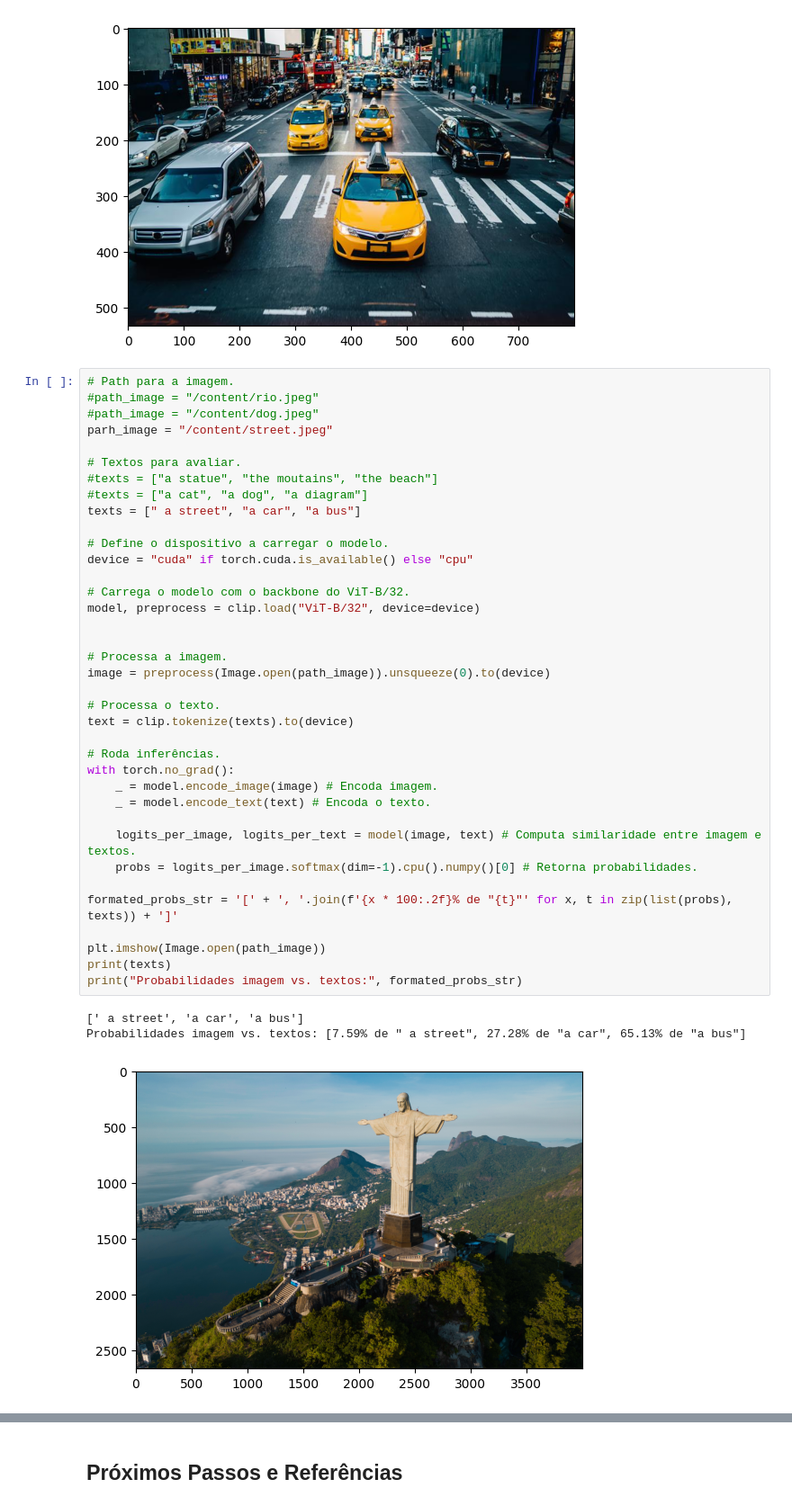
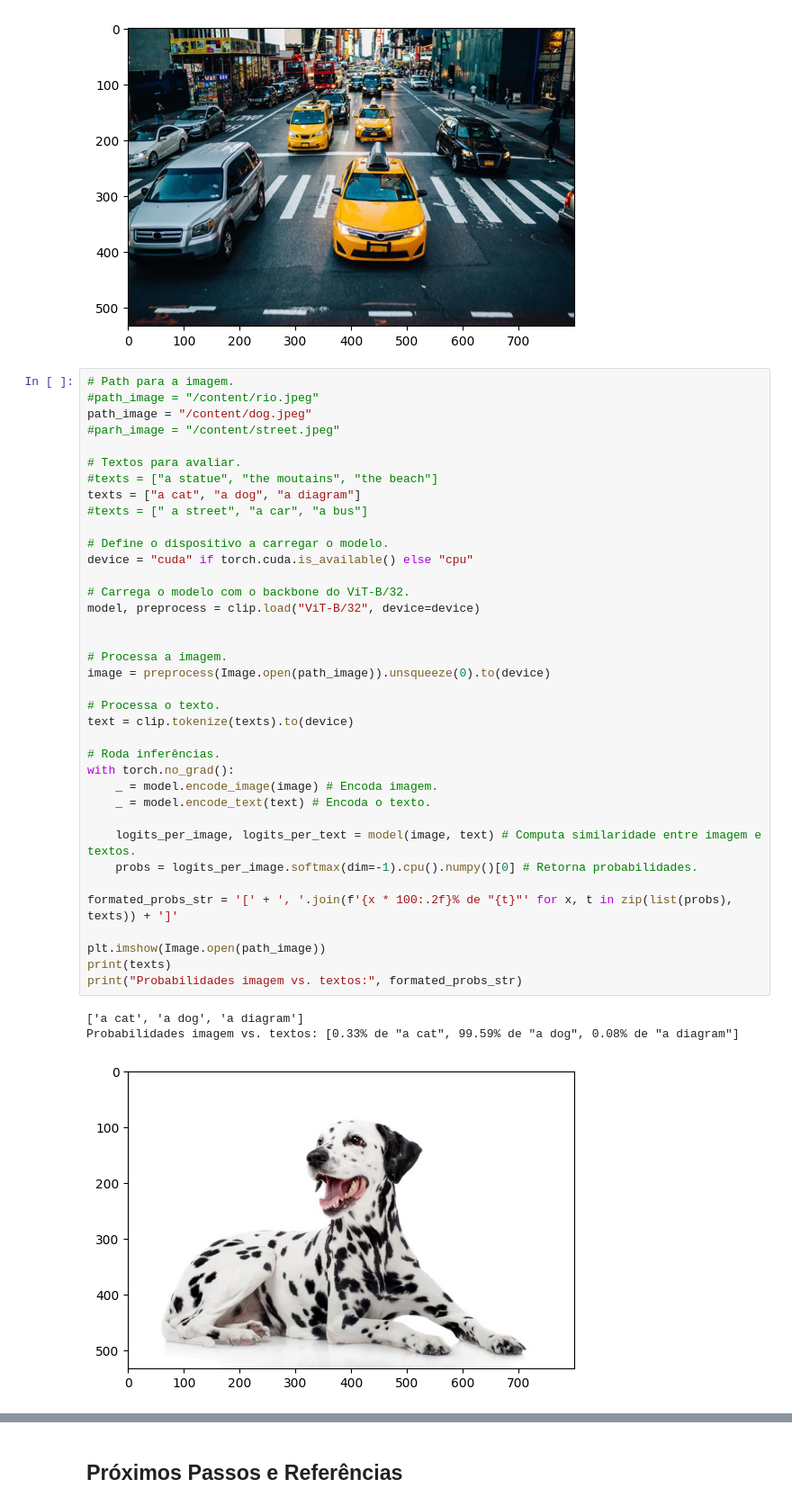
Before and after one commit to Rogersamacedo/Fundamentos-de-Modelos-Multimodais, a Jupyter notebook: VC_M4A5_Fundamentos_de_Modelos_Multimodais.ipynb, the cells around one changed output, grey strips where cells are left out. Shown at 90% size. Drawn from its saved outputs; the diff is of its cells as text.

```diff
--- a/VC_M4A5_Fundamentos_de_Modelos_Multimodais.ipynb
+++ b/VC_M4A5_Fundamentos_de_Modelos_Multimodais.ipynb
@@ -88,43 +88,43 @@ Probabilidades imagem vs. textos: [54.21% de " a street", 33.69% de "a car", 12.
 # %%
 # Path para a imagem.
 #path_image = "/content/rio.jpeg"
-#path_image = "/content/dog.jpeg"
-parh_image = "/content/street.jpeg"
+path_image = "/content/dog.jpeg"
+#parh_image = "/content/street.jpeg"
 
 # Textos para avaliar.
 #texts = ["a statue", "the moutains", "the beach"]
-#texts = ["a cat", "a dog", "a diagram"]
-texts = [" a street", "a car", "a bus"]
+texts = ["a cat", "a dog", "a diagram"]
+#texts = [" a street", "a car", "a bus"]
 
 # Define o dispositivo a carregar o modelo.
 device = "cuda" if torch.cuda.is_available() else "cpu"
 
 # Carrega o modelo com o backbone do ViT-B/32.
 model, preprocess = clip.load("ViT-B/32", device=device)
 
 
 # Processa a imagem.
 image = preprocess(Image.open(path_image)).unsqueeze(0).to(device)
 
 # Processa o texto.
 text = clip.tokenize(texts).to(device)
 
 # Roda inferências.
 with torch.no_grad():
     _ = model.encode_image(image) # Encoda imagem.
     _ = model.encode_text(text) # Encoda o texto.
 
     logits_per_image, logits_per_text = model(image, text) # Computa similaridade entre imagem e textos.
     probs = logits_per_image.softmax(dim=-1).cpu().numpy()[0] # Retorna probabilidades.
 
 formated_probs_str = '[' + ', '.join(f'{x * 100:.2f}% de "{t}"' for x, t in zip(list(probs), texts)) + ']'
 
 plt.imshow(Image.open(path_image))
 print(texts)
 print("Probabilidades imagem vs. textos:", formated_probs_str)
 # %% [output]
-[' a street', 'a car', 'a bus']
-Probabilidades imagem vs. textos: [7.59% de " a street", 27.28% de "a car", 65.13% de "a bus"]
+['a cat', 'a dog', 'a diagram']
+Probabilidades imagem vs. textos: [0.33% de "a cat", 99.59% de "a dog", 0.08% de "a diagram"]
-[figure, old version]
+[figure, new version]
 # %%
 # Path para a imagem.
```
Also changed, not shown: parts of 2 cells of this notebook.
